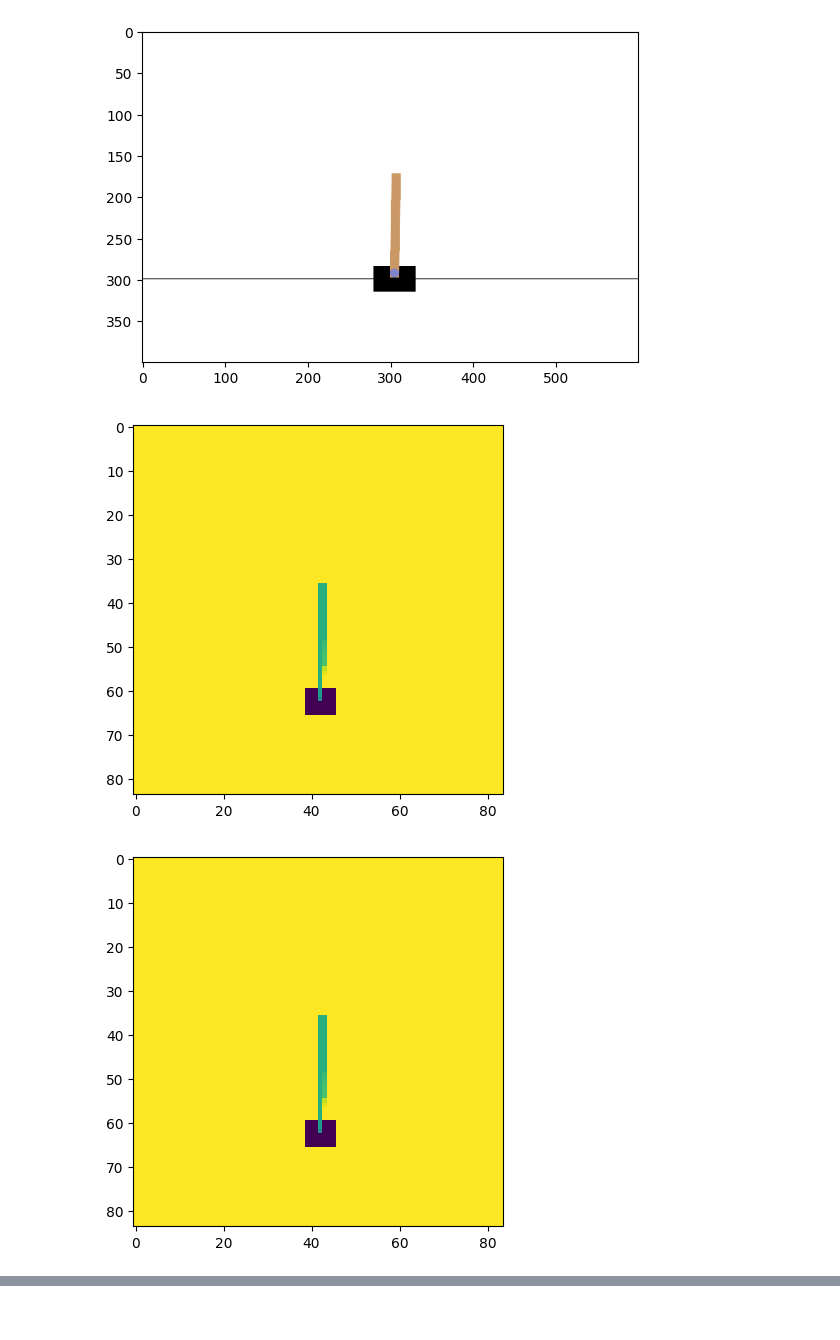
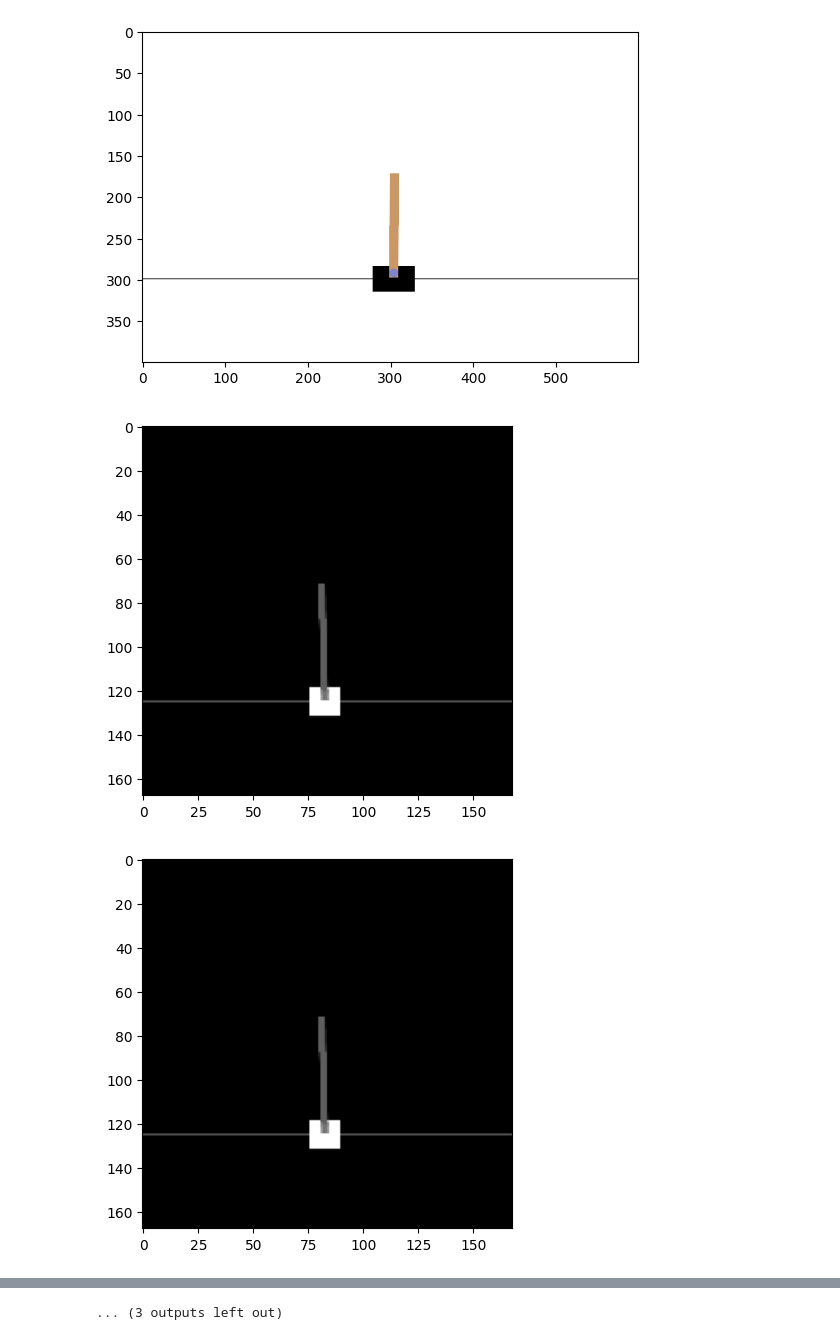
Before and after one commit to TitouanUniLu/PLDAC, a Jupyter notebook: intro/test_preprocessing.ipynb, the cells around one changed output, grey strips where cells are left out. Drawn from its saved outputs; the diff is of its cells as text; code cells hidden in the pictures; blank space fills up the shorter version.

Commit message:
preprocessing mathis

```diff
--- a/intro/test_preprocessing.ipynb
+++ b/intro/test_preprocessing.ipynb
@@ -23,19 +23,30 @@ env.close()
 # %%
 import cv2
 import numpy as np
 
 def preprocess_image(image):
     gray_image = cv2.cvtColor(image, cv2.COLOR_RGB2GRAY)  # Convert to grayscale
-    resized_image = cv2.resize(gray_image, (84, 84))  # Resize to 84x84
+    resized_image = cv2.resize(gray_image, (168, 168))  # Resize to 84x84
     normalized_image = resized_image / 255.0  # Normalize to [0, 1]
     return normalized_image
 
 preprocessed_images = np.array([preprocess_image(img) for img in images])
-for i in range(n):
-    plt.imshow(preprocessed_images[i])
-    plt.show()
+
+import os
+
+cmap = plt.cm.binary
+save_dir = 'outputs/'
+if not os.path.exists(save_dir):
+    os.makedirs(save_dir)
+
+for i,img in enumerate(preprocessed_images):
+    plt.figure()
+    name = save_dir+f'preprocess{i}_'+str(img.shape)
+    data = img*255
+    plt.imshow(data, cmap=cmap)
+    plt.imsave(name+'.png', data, cmap=cmap)
 
 stacked_images = np.stack(preprocessed_images, axis=0)
 # %% [output]
-[figure, old version]
+[figure, new version]
-[figure, old version]
+[figure, new version]
@@ -44,0 +63 @@ stacked_images = np.stack(preprocessed_images, axis=0)
+... (3 outputs left out)
```
Also changed, not shown: parts of 1 cell of this notebook, 43 other files.
